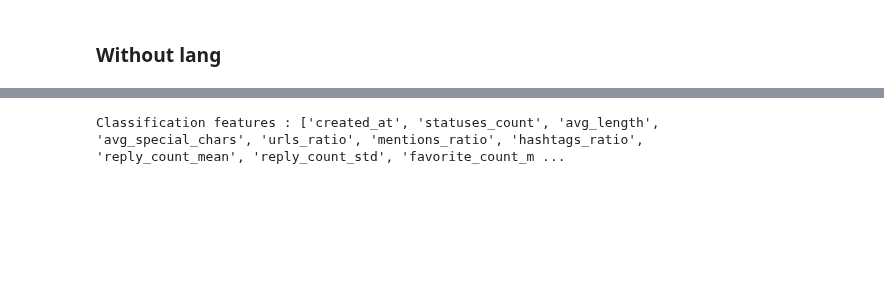
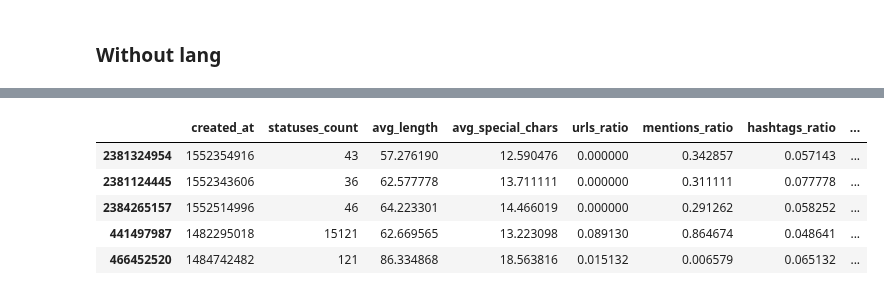
Before and after one commit to Andrew-Wyn/Data_Mining_22_23, a Jupyter notebook: nn_classification.ipynb, the cells around one changed output, grey strips where cells are left out. Cells and saved outputs as stored; diff of their text form; code cells hidden in the pictures; blank space fills up the shorter version.

```diff
--- a/nn_classification.ipynb
+++ b/nn_classification.ipynb
@@ -190,4 +164,0 @@ data.drop(columns=['lang'])
-# %%
-train_set, test_set, train_label, test_label = prepare_data(data)
-# %% [output]
-Classification features : ['created_at', 'statuses_count', 'avg_length', 'avg_special_chars', 'urls_ratio', 'mentions_ratio', 'hashtags_ratio', 'reply_count_mean', 'reply_count_std', 'favorite_count_m ...
@@ -194,2 +169,11 @@ Classification features : ['created_at', 'statuses_count', 'avg_length', 'avg_sp
+# %%
+train_set.head()
+# %% [output]
+|  | created_at | statuses_count | avg_length | avg_special_chars | urls_ratio | mentions_ratio | hashtags_ratio | ... |
+| 2381324954 | 1552354916 | 43 | 57.276190 | 12.590476 | 0.000000 | 0.342857 | 0.057143 | ... |
+| 2381124445 | 1552343606 | 36 | 62.577778 | 13.711111 | 0.000000 | 0.311111 | 0.077778 | ... |
+| 2384265157 | 1552514996 | 46 | 64.223301 | 14.466019 | 0.000000 | 0.291262 | 0.058252 | ... |
+| 441497987 | 1482295018 | 15121 | 62.669565 | 13.223098 | 0.089130 | 0.864674 | 0.048641 | ... |
+| 466452520 | 1484742482 | 121 | 86.334868 | 18.563816 | 0.015132 | 0.006579 | 0.065132 | ... |
 # %%
 scaler = StandardScaler()
```
Also changed, not shown: parts of 31 cells of this notebook, 6 other files.
